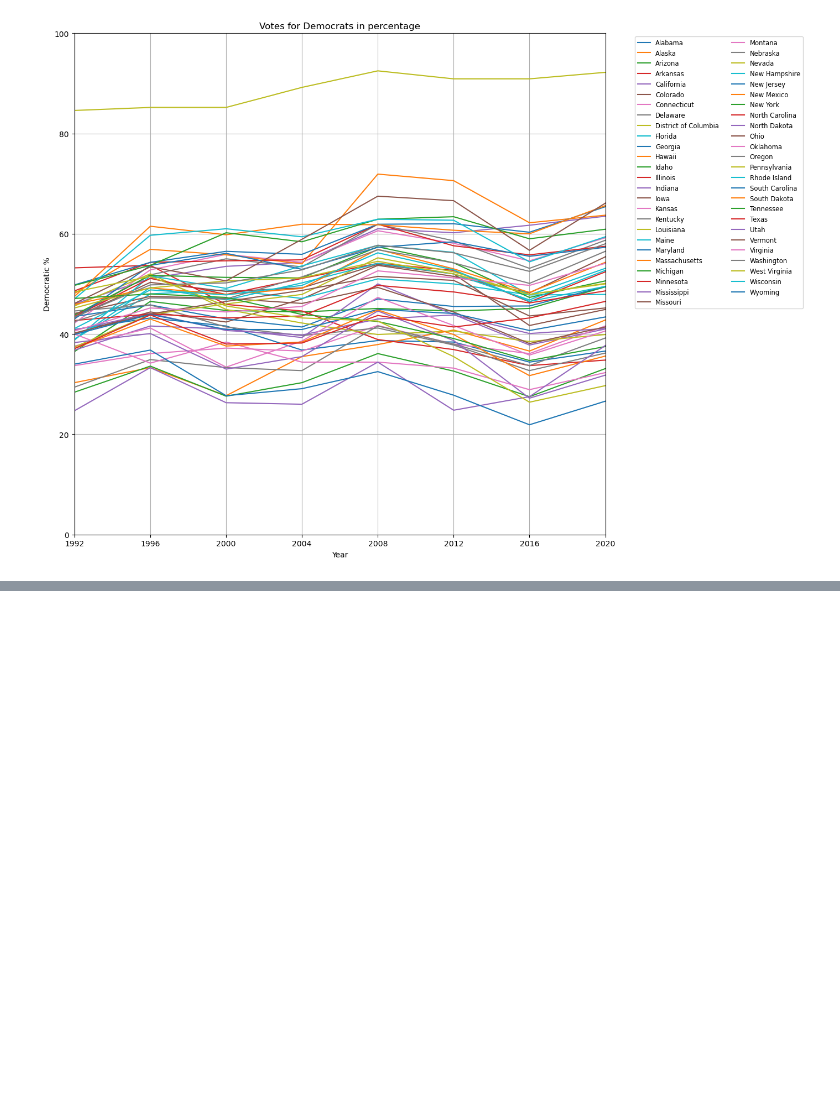
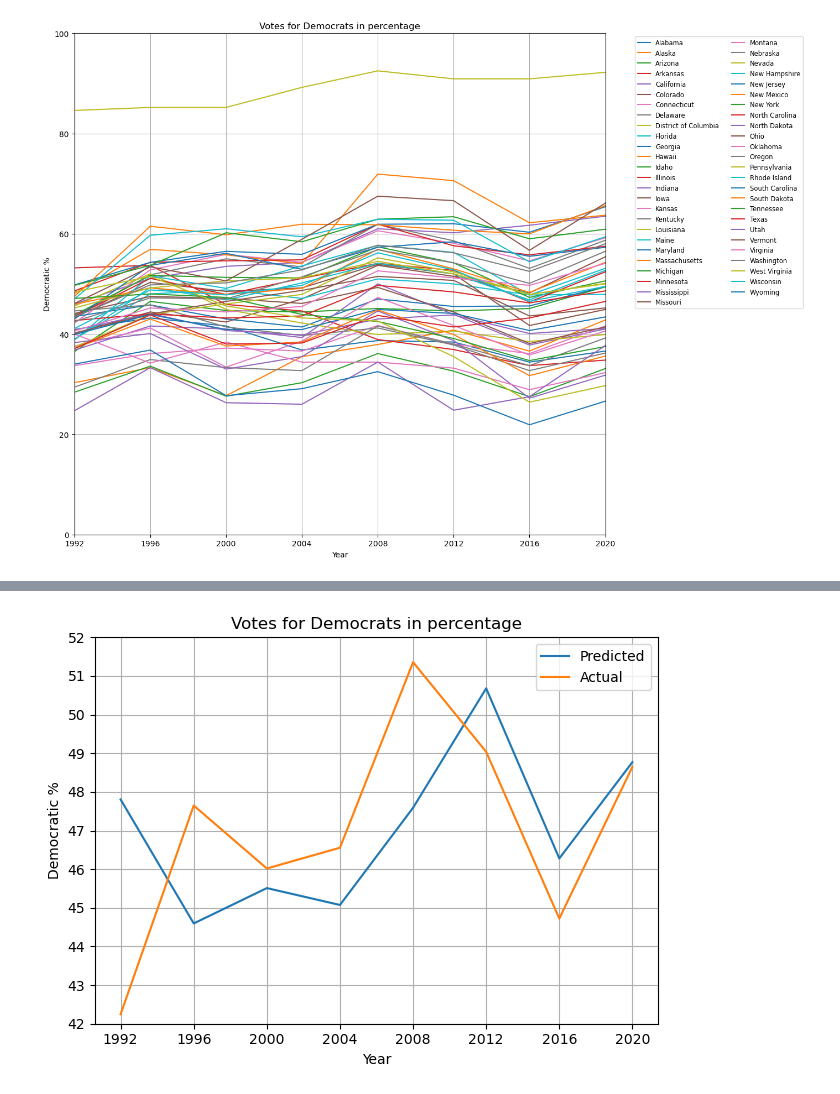
Before and after one commit to SzczypekJ/Predicting-USA-presidential-elections, a Jupyter notebook: first_model.ipynb, the cells around one changed output, grey strips where cells are left out. Cells and saved outputs as stored; diff of their text form; code cells hidden in the pictures; blank space fills up the shorter version.

Commit message:
wykres predicted vs actual

```diff
--- a/first_model.ipynb
+++ b/first_model.ipynb
@@ -188 +143,27 @@ df_fit.head()
 5 rows × 419 columns
+# %%
+predicted_democratic_votes = []
+mean_predicted_democratic_votes = []
+
+for i in range(408):
+    predicted_democratic_votes.append(df_fit[f'V_pred[{i+1}]'].sample())
+
+
+for i in range(8):
+    mean_predicted_democratic_votes.append(np.mean(predicted_democratic_votes[i*51:i*51+51])*100)
+
+plt.plot(data["Year"].unique(), mean_predicted_democratic_votes, label="Predicted")
+plt.plot(data["Year"].unique(), mean_democratic_votes, label = "Actual")
+
+plt.xlabel('Year')
+plt.ylabel('Democratic %')
+plt.title('Votes for Democrats in percentage')
+plt.grid(True)
+plt.tight_layout()
+plt.legend()
+plt.yticks(np.linspace(42, 52, 11))
+# plt.xlim([1992, 2020])
+plt.ylim([42, 52])
+plt.show()
+# %% [output]
+[figure, added]
```
Also changed, not shown: parts of 5 cells of this notebook, 1 other file.
